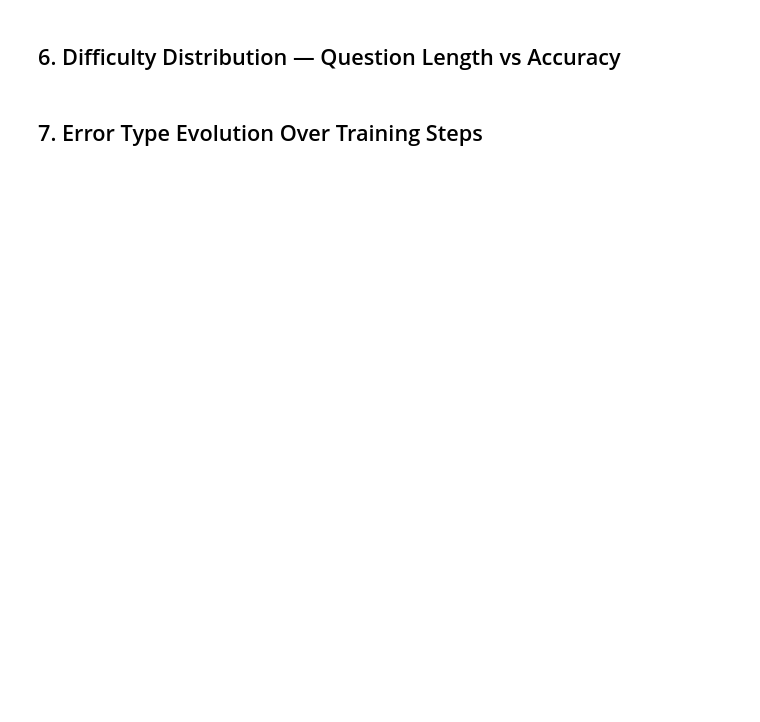
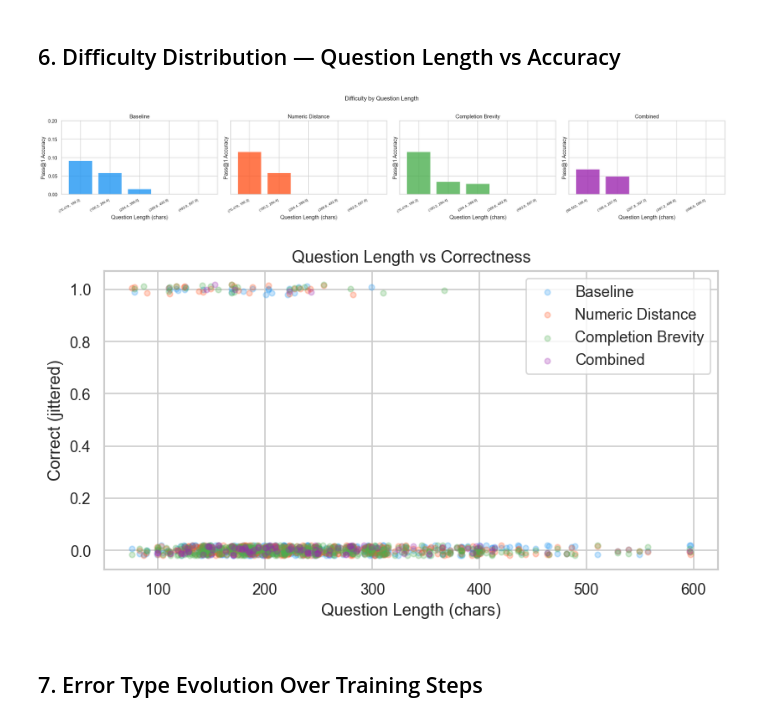
Before and after one commit to YoyoLiuuu/nanochat, a Jupyter notebook: analysis.ipynb, the cells around one changed output. Cells and saved outputs as stored; diff of their text form; code cells hidden in the pictures; blank space fills up the shorter version.

```diff
--- a/analysis.ipynb
+++ b/analysis.ipynb
@@ -329,35 +427,38 @@ for ax, (label, _) in zip(axes, runs.items()):
            color=COLORS.get(label, 'steelblue'),
            alpha=0.8, edgecolor='white')
     ax.set_xticks(range(len(acc_by_len)))
     ax.set_xticklabels([str(b) for b in acc_by_len.index], rotation=30, ha='right', fontsize=8)
     ax.set_title(f'{label}')
     ax.set_xlabel('Question Length (chars)')
     ax.set_ylabel('Pass@1 Accuracy')
-    ax.set_ylim(0, 1)
+    ax.set_ylim(0, 0.2)
 
-plt.suptitle('Difficulty by Question Length — last eval step', y=1.02)
+plt.suptitle('Difficulty by Question Length', y=1.02)
 plt.tight_layout()
 plt.savefig('difficulty_length.png', bbox_inches='tight')
 plt.show()
 
 # Scatter: q_len vs accuracy per problem
 fig, ax = plt.subplots(figsize=(7, 4))
 for label in runs:
     df_last = df[(df['run'] == label) &
                  (df['step'] == df[df['run']==label]['step'].max()) &
                  (df['sample'] == 0)].copy()
     df_last['q_len'] = df_last['question'].str.len()
     # jitter y slightly
     jitter = np.random.uniform(-0.02, 0.02, len(df_last))
     ax.scatter(df_last['q_len'], df_last['is_correct'].astype(float) + jitter,
                alpha=0.25, s=15, color=COLORS[label], label=label)
 ax.set_xlabel('Question Length (chars)')
 ax.set_ylabel('Correct (jittered)')
 ax.set_title('Question Length vs Correctness')
 ax.legend()
 plt.tight_layout()
 plt.savefig('length_vs_correctness_scatter.png', bbox_inches='tight')
 plt.show()
+# %% [output]
+[figure, added]
+[figure, added]
 # %% [markdown]
 ## 7. Error Type Evolution Over Training Steps
 # %%
```
Also changed, not shown: parts of 13 cells of this notebook, 24 other files.
